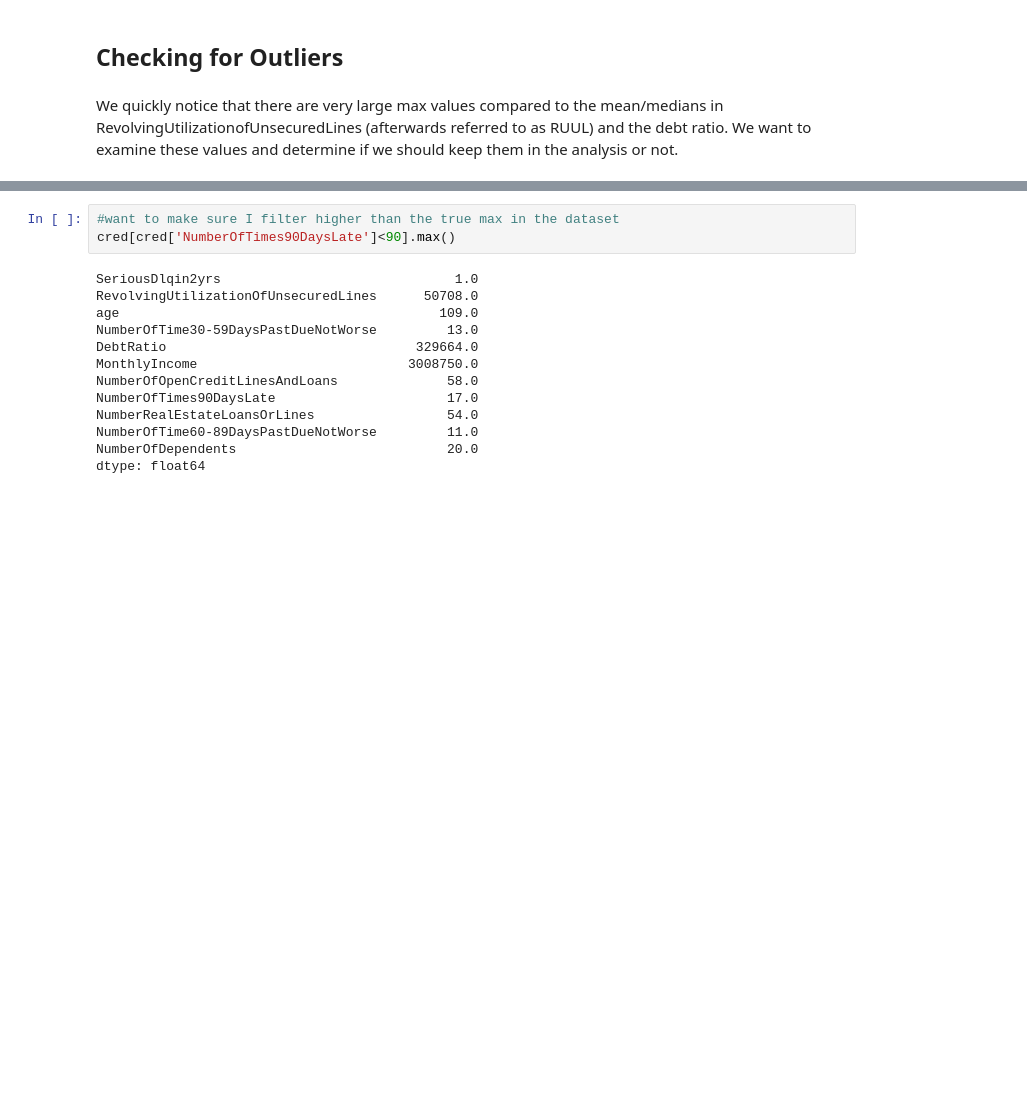
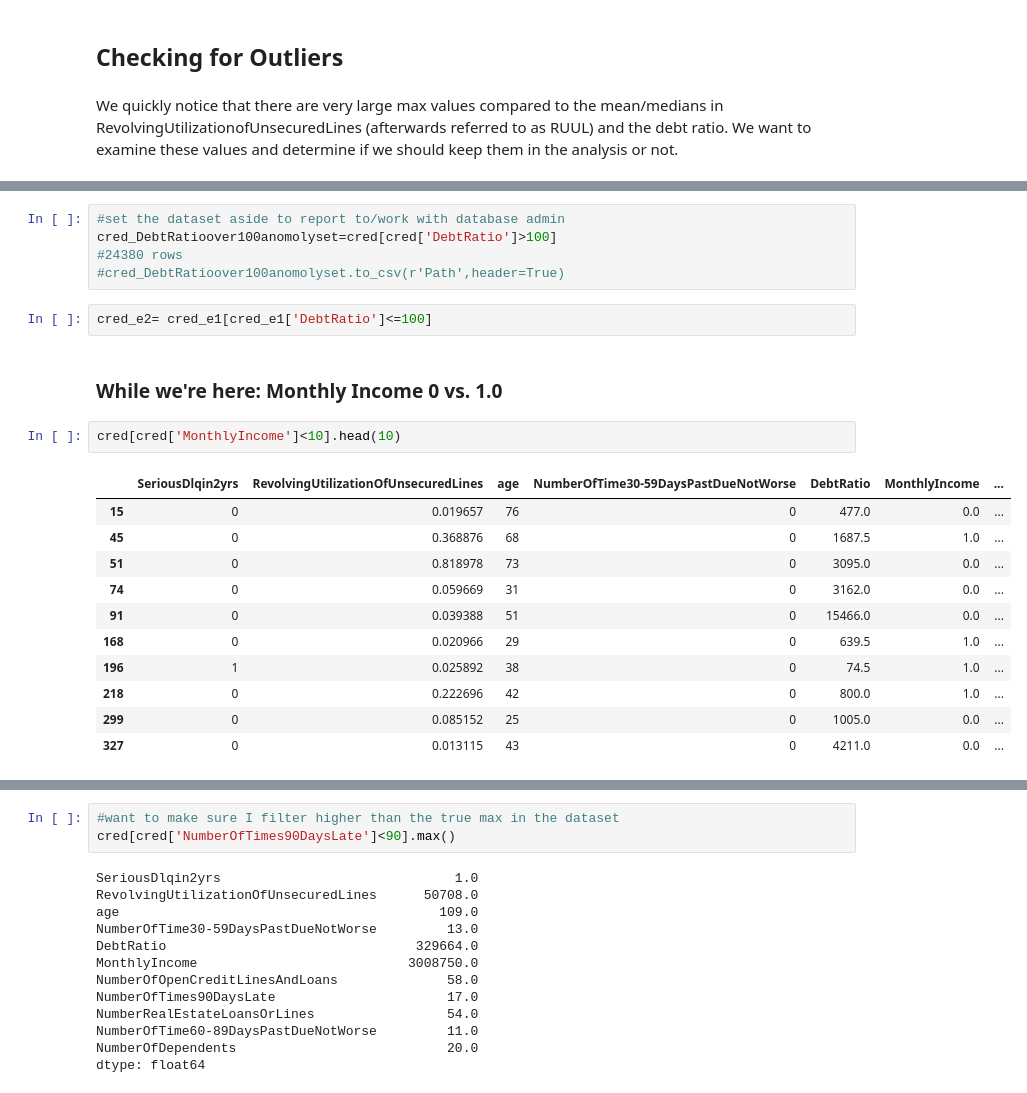
Before and after one commit to thealongsider/Data-Analytics-Projects, a Jupyter notebook: Paidy/Paidy Dataset Exercise.ipynb, the cells around one changed output, grey strips where cells are left out. Drawn from its saved outputs; the diff is of its cells as text; blank space fills up the shorter version.

```diff
--- a/Paidy/Paidy Dataset Exercise.ipynb
+++ b/Paidy/Paidy Dataset Exercise.ipynb
@@ -252,0 +222,23 @@ cred[cred['NumberOfTimes90DaysLate']>90].head(20)
+# %%
+#set the dataset aside to report to/work with database admin
+cred_DebtRatioover100anomolyset=cred[cred['DebtRatio']>100]
+#24380 rows
+#cred_DebtRatioover100anomolyset.to_csv(r'Path',header=True)
+# %%
+cred_e2= cred_e1[cred_e1['DebtRatio']<=100]
+# %% [markdown]
+### While we're here: Monthly Income 0 vs. 1.0
+# %%
+cred[cred['MonthlyIncome']<10].head(10)
+# %% [output]
+|  | SeriousDlqin2yrs | RevolvingUtilizationOfUnsecuredLines | age | NumberOfTime30-59DaysPastDueNotWorse | DebtRatio | MonthlyIncome | ... |
+| 15 | 0 | 0.019657 | 76 | 0 | 477.0 | 0.0 | ... |
+| 45 | 0 | 0.368876 | 68 | 0 | 1687.5 | 1.0 | ... |
+| 51 | 0 | 0.818978 | 73 | 0 | 3095.0 | 0.0 | ... |
+| 74 | 0 | 0.059669 | 31 | 0 | 3162.0 | 0.0 | ... |
+| 91 | 0 | 0.039388 | 51 | 0 | 15466.0 | 0.0 | ... |
+| 168 | 0 | 0.020966 | 29 | 0 | 639.5 | 1.0 | ... |
+| 196 | 1 | 0.025892 | 38 | 0 | 74.5 | 1.0 | ... |
+| 218 | 0 | 0.222696 | 42 | 0 | 800.0 | 1.0 | ... |
+| 299 | 0 | 0.085152 | 25 | 0 | 1005.0 | 0.0 | ... |
+| 327 | 0 | 0.013115 | 43 | 0 | 4211.0 | 0.0 | ... |
```
Also changed, not shown: parts of 66 cells of this notebook.
